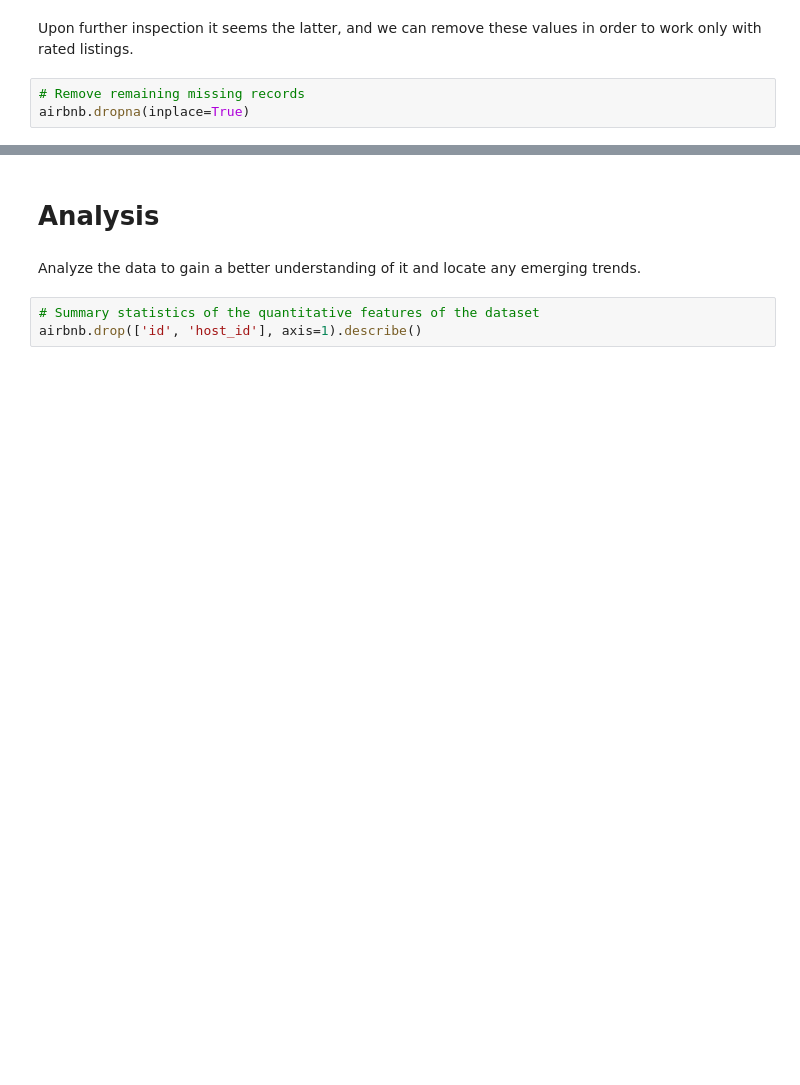
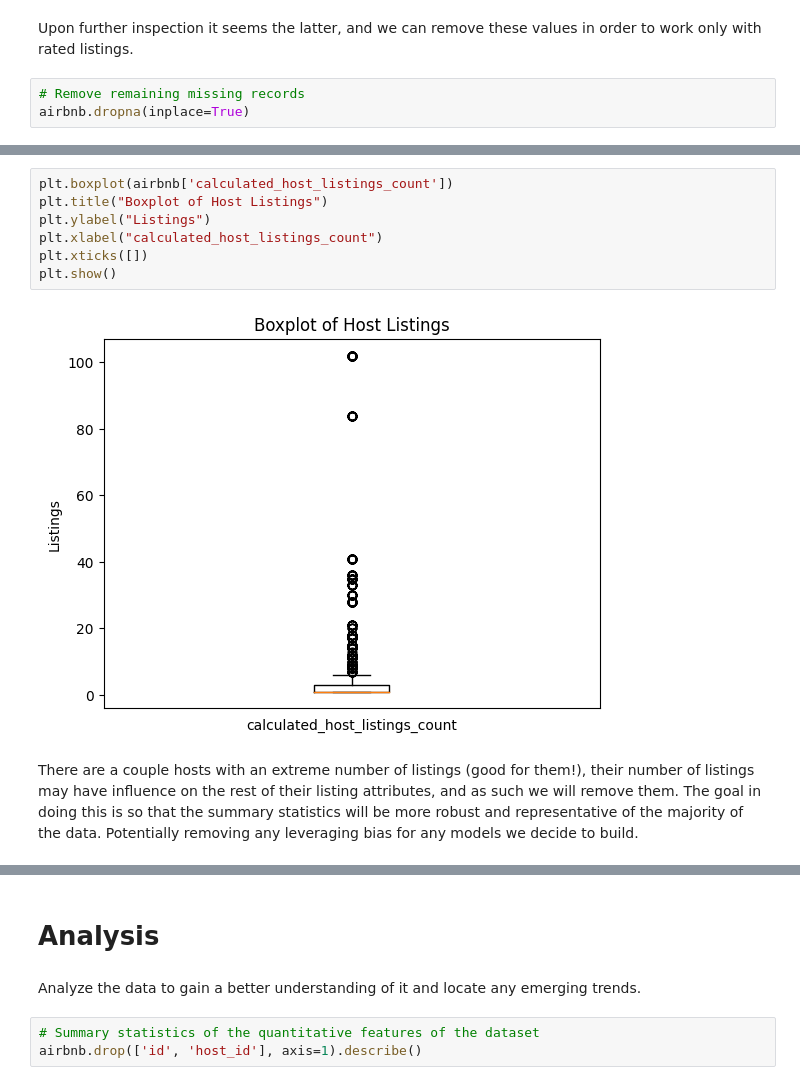
Before and after one commit to reidgendron/airbnb-analysis, a Jupyter notebook: analysis.ipynb, the cells around one changed output, grey strips where cells are left out. Cells and saved outputs as stored; diff of their text form; blank space fills up the shorter version.

```diff
--- a/analysis.ipynb
+++ b/analysis.ipynb
@@ -184,0 +198,11 @@ airbnb.shape
+# %%
+plt.boxplot(airbnb['calculated_host_listings_count'])
+plt.title("Boxplot of Host Listings")
+plt.ylabel("Listings")
+plt.xlabel("calculated_host_listings_count")
+plt.xticks([])
+plt.show()
+# %% [output]
+[figure, added]
+# %% [markdown]
+There are a couple hosts with an extreme number of listings (good for them!), their number of listings may have influence on the rest of their listing attributes, and as such we will remove them. The goal in doing this is so that the summary statistics will be more robust and representative of the majority of the data. Potentially removing any leveraging bias for any models we decide to build.
```
Also changed, not shown: parts of 15 cells of this notebook.
